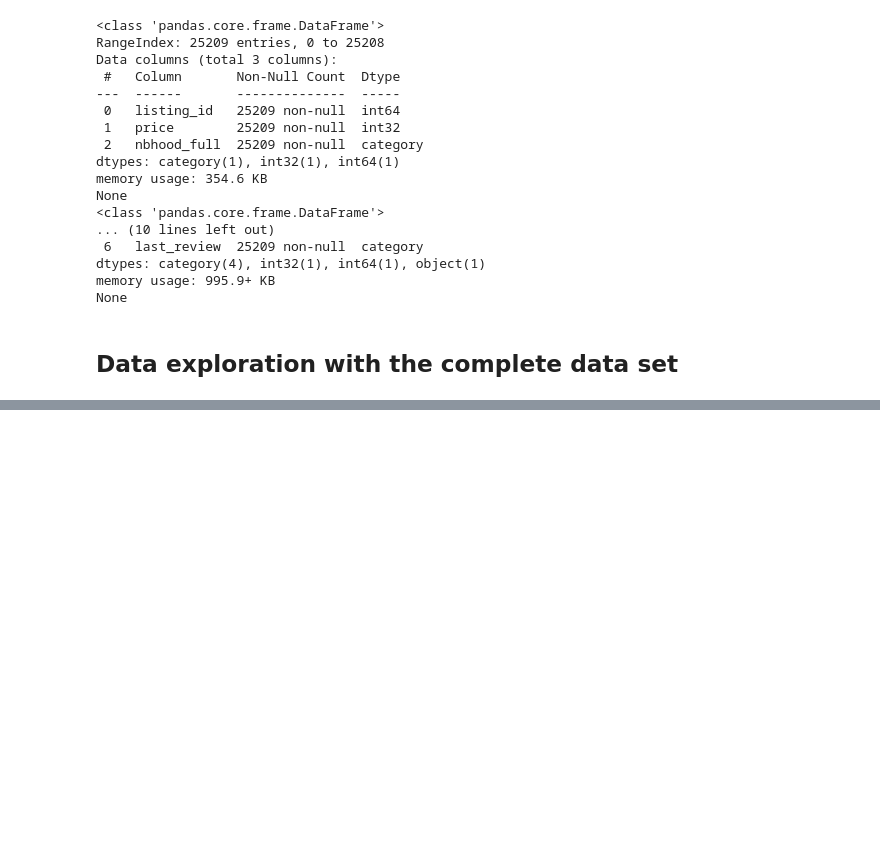
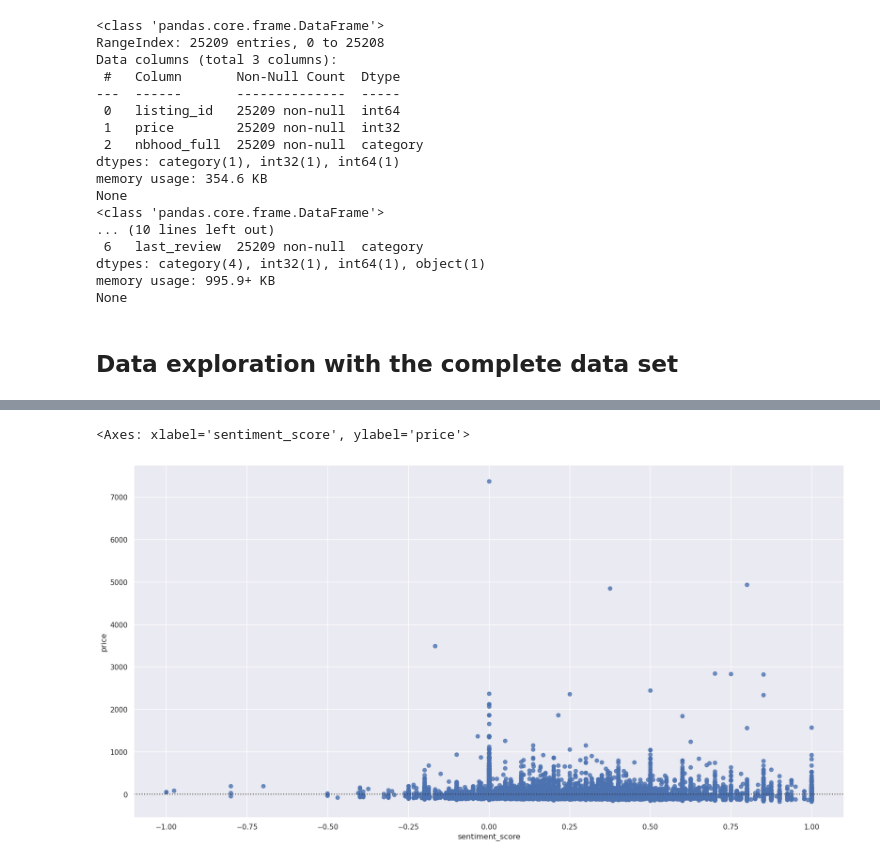
Before and after one commit to carlosjesuscaro/data_analysis_airbnb_market_trends, a Jupyter notebook: main.ipynb, the cells around one changed output, grey strips where cells are left out. Drawn from its saved outputs; the diff is of its cells as text; code cells hidden in the pictures; blank space fills up the shorter version.

```diff
--- a/main.ipynb
+++ b/main.ipynb
@@ -184,0 +204,6 @@ wdwfefce
+# %%
+sns.set_theme(rc={'figure.figsize': (20, 10)})
+sns.residplot(data=data, x='sentiment_score', y='price')
+# %% [output]
+<Axes: xlabel='sentiment_score', ylabel='price'>
+[figure, added]
```
Also changed, not shown: parts of 13 cells of this notebook.
